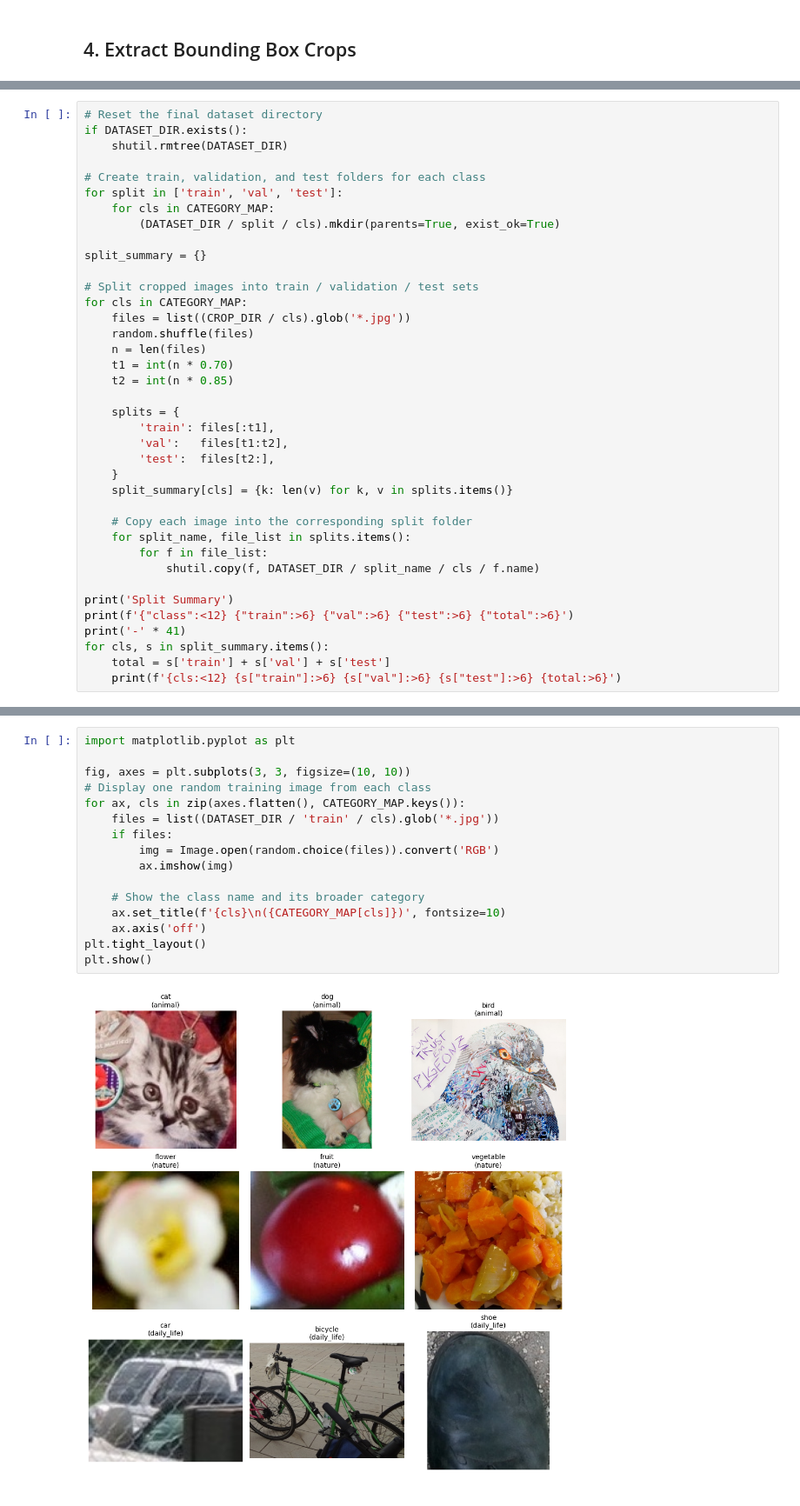
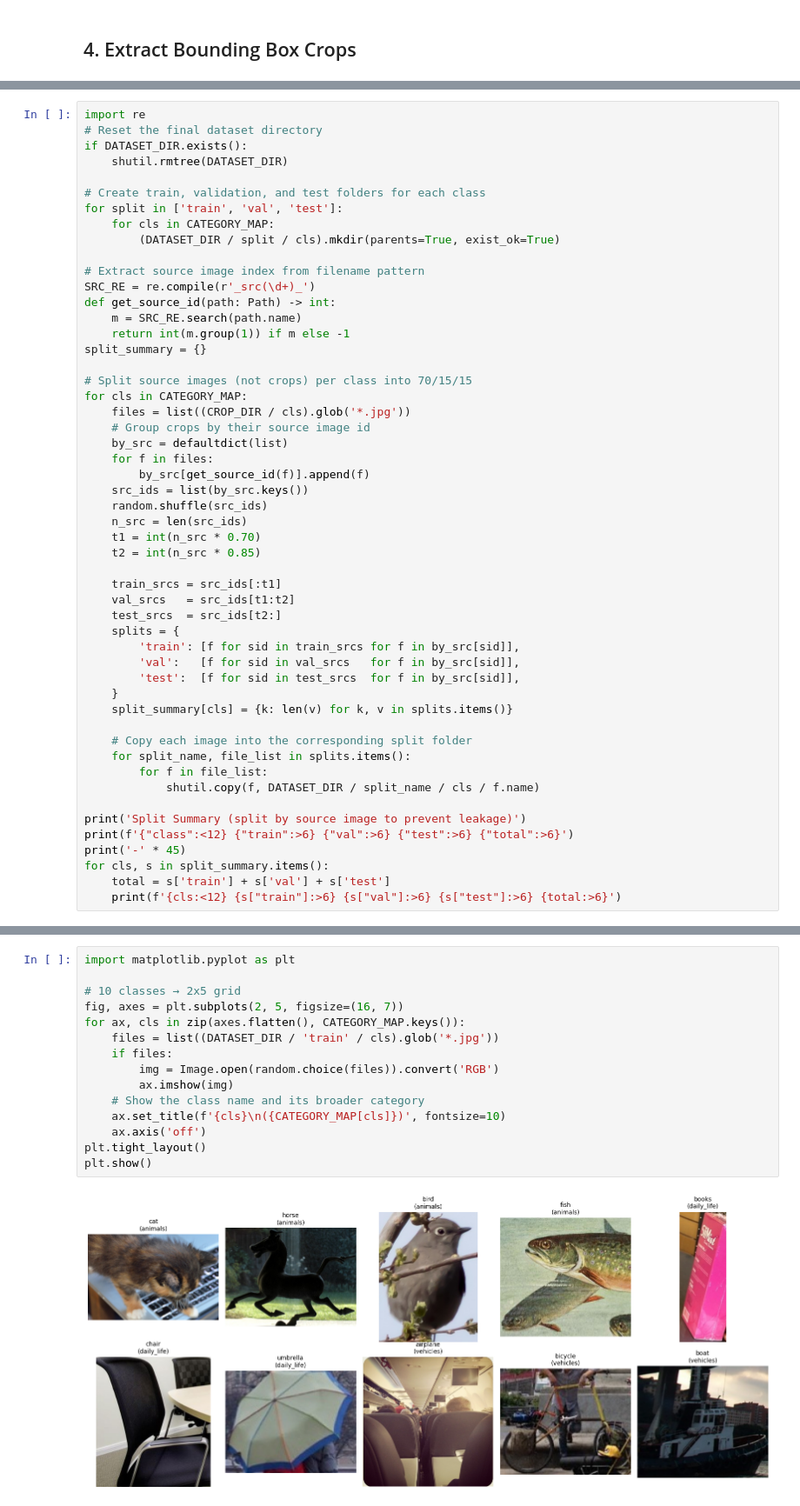
Before and after one commit to dkim0048/TP10_AI, a Jupyter notebook: photo_mission_image_classification/data/notebooks/Data_Collection.ipynb, the cells around one changed output, grey strips where cells are left out. Shown at 87% size. Cells and saved outputs as stored; diff of their text form.

```diff
--- a/photo_mission_image_classification/data/notebooks/Data_Collection.ipynb
+++ b/photo_mission_image_classification/data/notebooks/Data_Collection.ipynb
@@ -230,4 +279,5 @@ overlay         108G   32G   76G  30% /
 # %%
+import re
 # Reset the final dataset directory
 if DATASET_DIR.exists():
     shutil.rmtree(DATASET_DIR)
@@ -237,20 +287,33 @@ for split in ['train', 'val', 'test']:
     for cls in CATEGORY_MAP:
         (DATASET_DIR / split / cls).mkdir(parents=True, exist_ok=True)
 
+# Extract source image index from filename pattern
+SRC_RE = re.compile(r'_src(\d+)_')
+def get_source_id(path: Path) -> int:
+    m = SRC_RE.search(path.name)
+    return int(m.group(1)) if m else -1
 split_summary = {}
 
-# Split cropped images into train / validation / test sets
+# Split source images (not crops) per class into 70/15/15
 for cls in CATEGORY_MAP:
     files = list((CROP_DIR / cls).glob('*.jpg'))
-    random.shuffle(files)
-    n = len(files)
-    t1 = int(n * 0.70)
-    t2 = int(n * 0.85)
+    # Group crops by their source image id
+    by_src = defaultdict(list)
+    for f in files:
+        by_src[get_source_id(f)].append(f)
+    src_ids = list(by_src.keys())
+    random.shuffle(src_ids)
+    n_src = len(src_ids)
+    t1 = int(n_src * 0.70)
+    t2 = int(n_src * 0.85)
 
+    train_srcs = src_ids[:t1]
+    val_srcs   = src_ids[t1:t2]
+    test_srcs  = src_ids[t2:]
     splits = {
-        'train': files[:t1],
-        'val':   files[t1:t2],
-        'test':  files[t2:],
+        'train': [f for sid in train_srcs for f in by_src[sid]],
+        'val':   [f for sid in val_srcs   for f in by_src[sid]],
+        'test':  [f for sid in test_srcs  for f in by_src[sid]],
     }
     split_summary[cls] = {k: len(v) for k, v in splits.items()}
 
@@ -259,9 +322,9 @@ for cls in CATEGORY_MAP:
         for f in file_list:
             shutil.copy(f, DATASET_DIR / split_name / cls / f.name)
 
-print('Split Summary')
+print('Split Summary (split by source image to prevent leakage)')
 print(f'{"class":<12} {"train":>6} {"val":>6} {"test":>6} {"total":>6}')
-print('-' * 41)
+print('-' * 45)
 for cls, s in split_summary.items():
     total = s['train'] + s['val'] + s['test']
     print(f'{cls:<12} {s["train"]:>6} {s["val"]:>6} {s["test"]:>6} {total:>6}')
@@ -283,19 +347,18 @@ shoe            700    150    150   1000
 # %%
 import matplotlib.pyplot as plt
 
-fig, axes = plt.subplots(3, 3, figsize=(10, 10))
-# Display one random training image from each class
+# 10 classes → 2x5 grid
+fig, axes = plt.subplots(2, 5, figsize=(16, 7))
 for ax, cls in zip(axes.flatten(), CATEGORY_MAP.keys()):
     files = list((DATASET_DIR / 'train' / cls).glob('*.jpg'))
     if files:
         img = Image.open(random.choice(files)).convert('RGB')
         ax.imshow(img)
-
     # Show the class name and its broader category
     ax.set_title(f'{cls}\n({CATEGORY_MAP[cls]})', fontsize=10)
     ax.axis('off')
 plt.tight_layout()
 plt.show()
 # %% [output]
-[figure, old version]
+[figure, new version]
 # %% [markdown]
```
Also changed, not shown: parts of 14 cells of this notebook, 51 other files.
